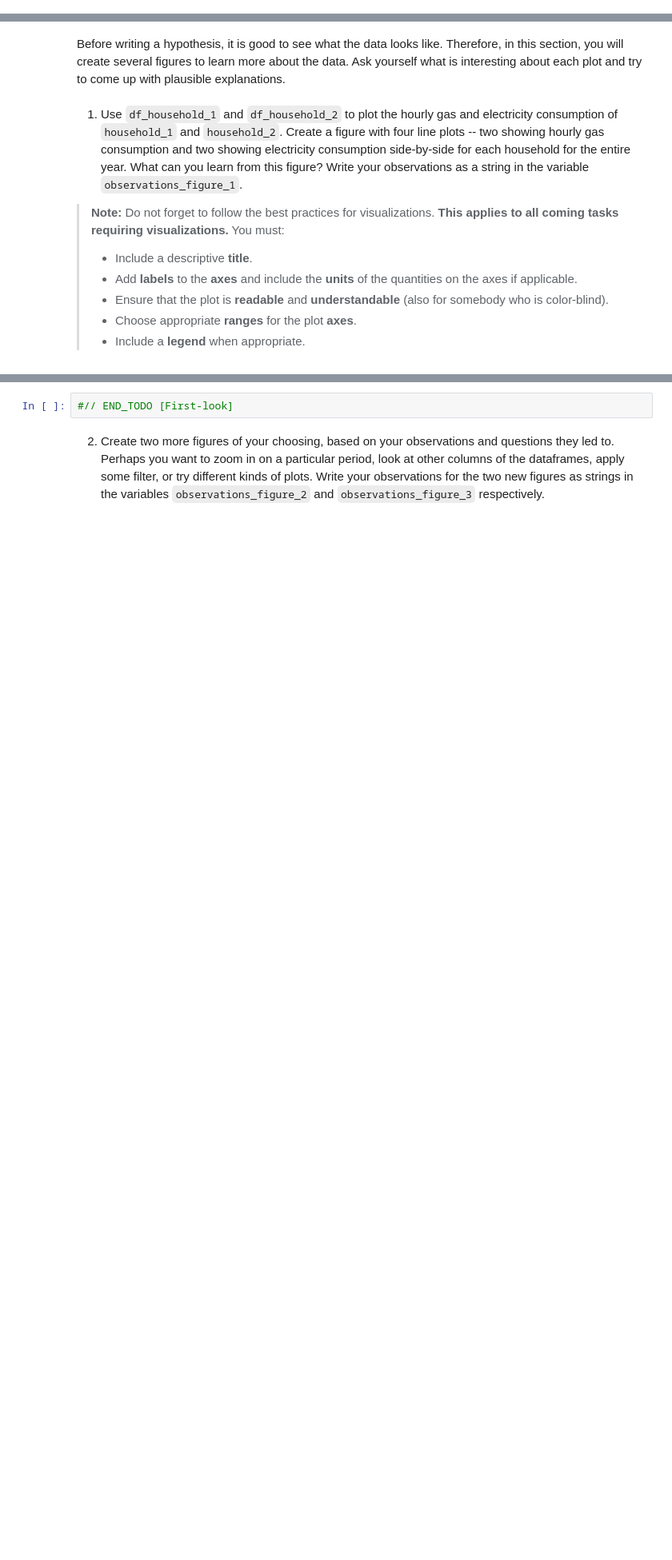
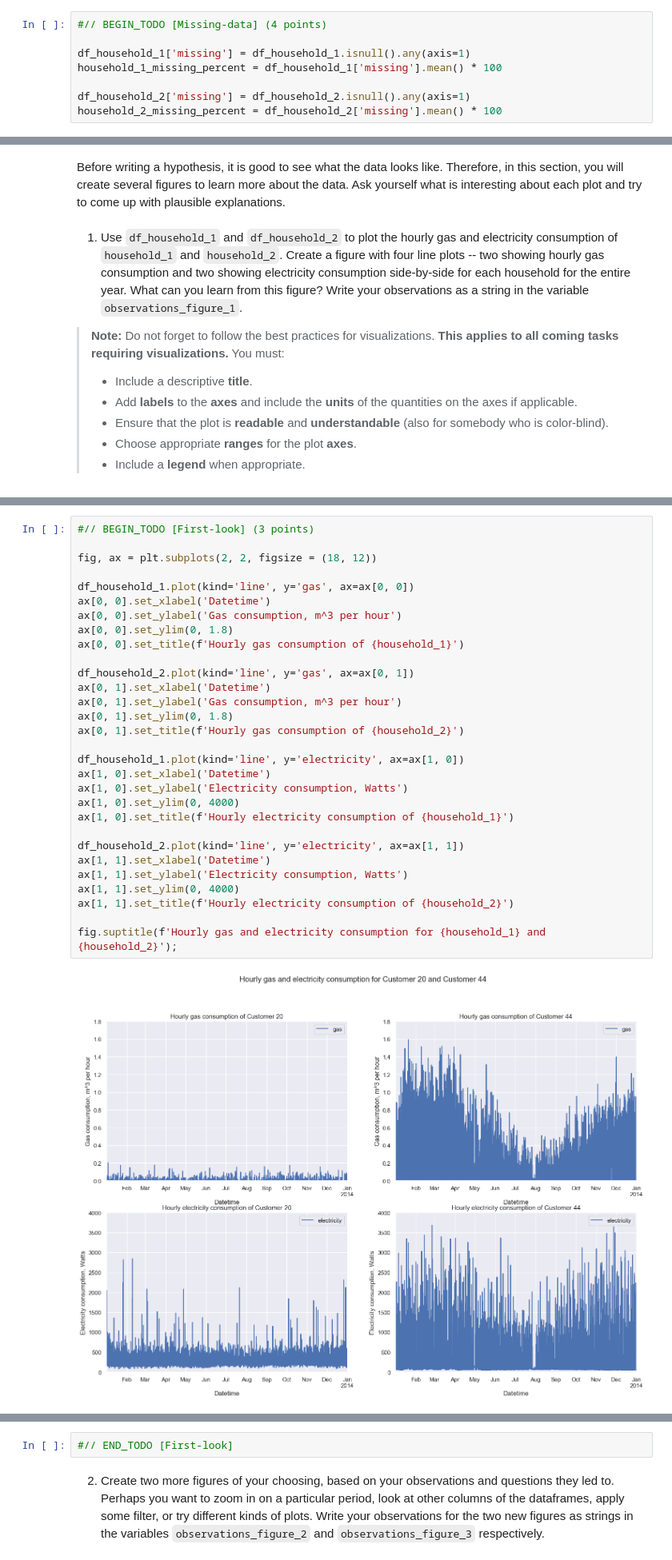
Before and after one commit to Modgen1/2IAB1, a Jupyter notebook: GA2/GA2-2076209.ipynb, the cells around one changed output, grey strips where cells are left out. Shown at 80% size. Drawn from its saved outputs; the diff is of its cells as text; blank space fills up the shorter version.

```diff
--- a/GA2/GA2-2076209.ipynb
+++ b/GA2/GA2-2076209.ipynb
@@ -1073,0 +1070,8 @@ Earlier in this assignment, it was stated that the data was partially cleaned (e
+# %%
+#// BEGIN_TODO [Missing-data] (4 points)
+
+df_household_1['missing'] = df_household_1.isnull().any(axis=1)
+household_1_missing_percent = df_household_1['missing'].mean() * 100
+
+df_household_2['missing'] = df_household_2.isnull().any(axis=1)
+household_2_missing_percent = df_household_2['missing'].mean() * 100
@@ -1118,0 +1156,32 @@ Before writing a hypothesis, it is good to see what the data looks like. Therefo
+# %%
+#// BEGIN_TODO [First-look] (3 points)
+
+fig, ax = plt.subplots(2, 2, figsize = (18, 12))
+
+df_household_1.plot(kind='line', y='gas', ax=ax[0, 0])
+ax[0, 0].set_xlabel('Datetime')
+ax[0, 0].set_ylabel('Gas consumption, m^3 per hour')
+ax[0, 0].set_ylim(0, 1.8)
+ax[0, 0].set_title(f'Hourly gas consumption of {household_1}')
+
+df_household_2.plot(kind='line', y='gas', ax=ax[0, 1])
+ax[0, 1].set_xlabel('Datetime')
+ax[0, 1].set_ylabel('Gas consumption, m^3 per hour')
+ax[0, 1].set_ylim(0, 1.8)
+ax[0, 1].set_title(f'Hourly gas consumption of {household_2}')
+
+df_household_1.plot(kind='line', y='electricity', ax=ax[1, 0])
+ax[1, 0].set_xlabel('Datetime')
+ax[1, 0].set_ylabel('Electricity consumption, Watts')
+ax[1, 0].set_ylim(0, 4000)
+ax[1, 0].set_title(f'Hourly electricity consumption of {household_1}')
+
+df_household_2.plot(kind='line', y='electricity', ax=ax[1, 1])
+ax[1, 1].set_xlabel('Datetime')
+ax[1, 1].set_ylabel('Electricity consumption, Watts')
+ax[1, 1].set_ylim(0, 4000)
+ax[1, 1].set_title(f'Hourly electricity consumption of {household_2}')
+
+fig.suptitle(f'Hourly gas and electricity consumption for {household_1} and {household_2}');
+# %% [output]
+[figure, added]
```
Also changed, not shown: parts of 12 cells of this notebook.
